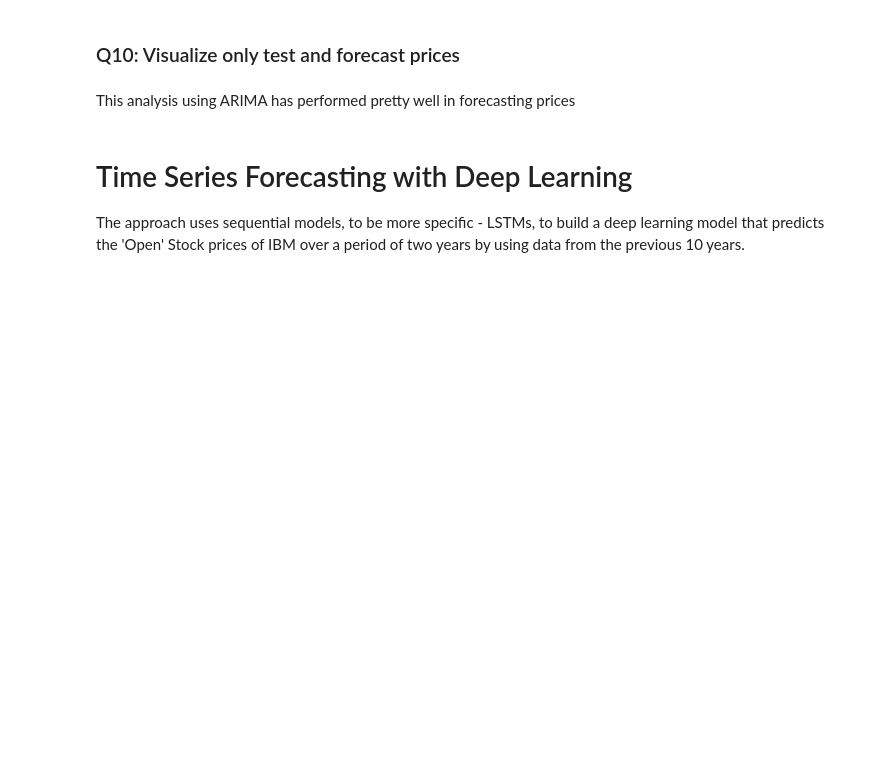
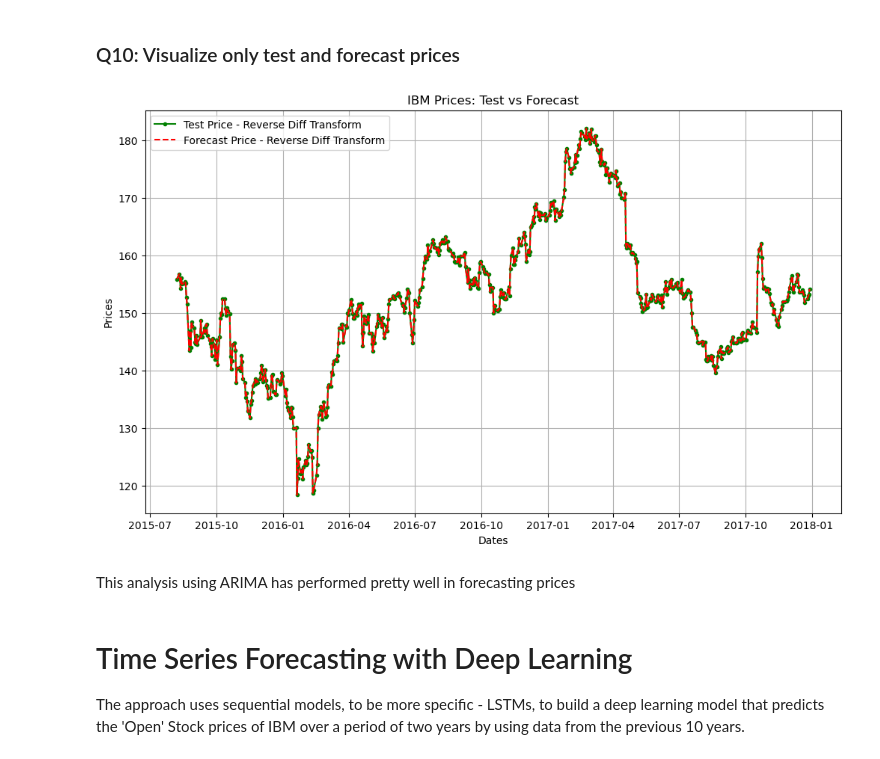
Before and after one commit to kwcode2016/mec-18.5.1-time-series-analysis-mini-project, a Jupyter notebook: Mini_Project_Time_Series_Forecasting.ipynb, the cells around one changed output. Cells and saved outputs as stored; diff of their text form; code cells hidden in the pictures; blank space fills up the shorter version.

```diff
--- a/Mini_Project_Time_Series_Forecasting.ipynb
+++ b/Mini_Project_Time_Series_Forecasting.ipynb
@@ -362,5 +370,12 @@ def smape_kun(y_true, y_pred):
 ### Q8: Difference the Test Series
 # %%
 test_series = test_data['Open']
-test_diff = <YOUR CODE HERE>
+# test_diff = <YOUR CODE HERE>
+test_diff = test_series.diff()
 test_diff = test_diff.dropna(inplace = False)
+
+
+
+print(test_series.head())
+print(test_series.tail())
+print(test_series.info())
@@ -433,5 +493,16 @@ plt.legend();
 # %% [markdown]
 ### Q10: Visualize only test and forecast prices
+# %%
+plt.figure(figsize=(12,7))
+plt.title('IBM Prices: Test vs Forecast')
+plt.xlabel('Dates')
+plt.ylabel('Prices')
+plt.plot(reverse_test_diff_series, color='green', marker='.', label='Test Price - Reverse Diff Transform')
+plt.plot(reverse_test_diff_series, color='red', linestyle='--', label='Forecast Price - Reverse Diff Transform')
+plt.legend();
+plt.grid(True)
+# %% [output]
+[figure, added]
 # %% [markdown]
 This analysis using ARIMA has performed pretty well in forecasting prices
 # %% [markdown]
```
Also changed, not shown: parts of 29 cells of this notebook.
